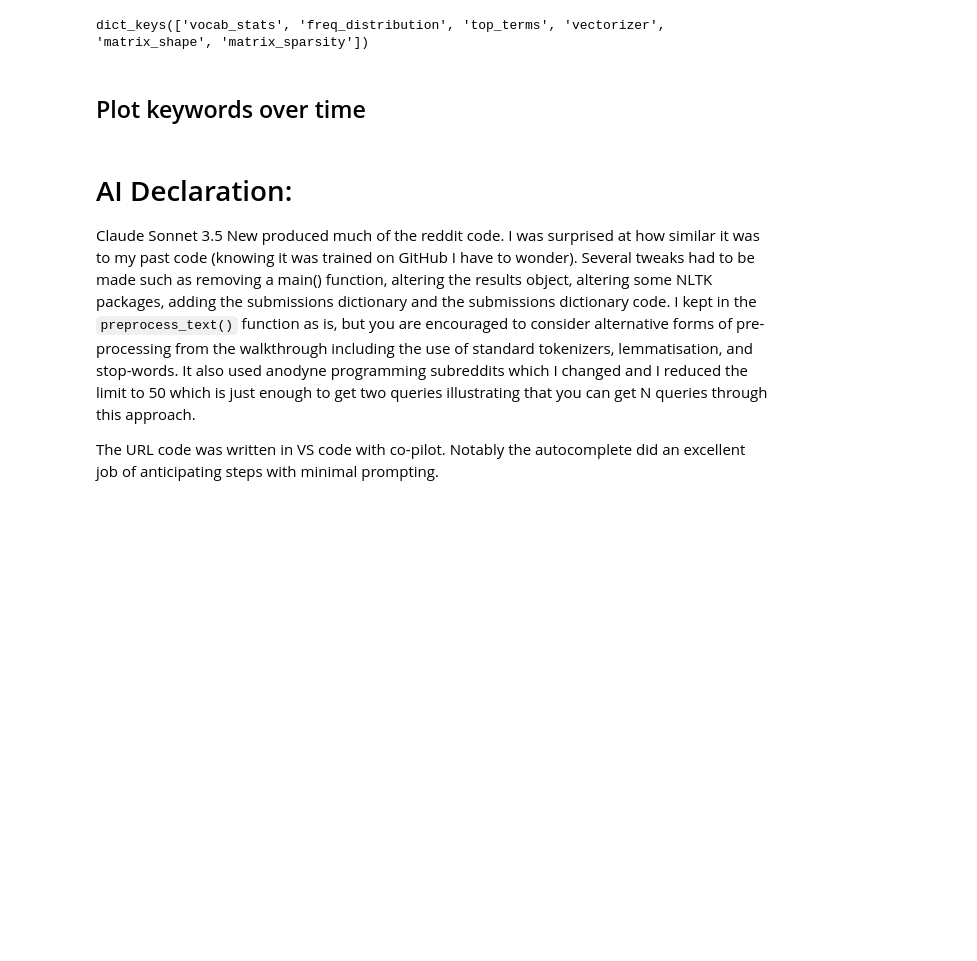
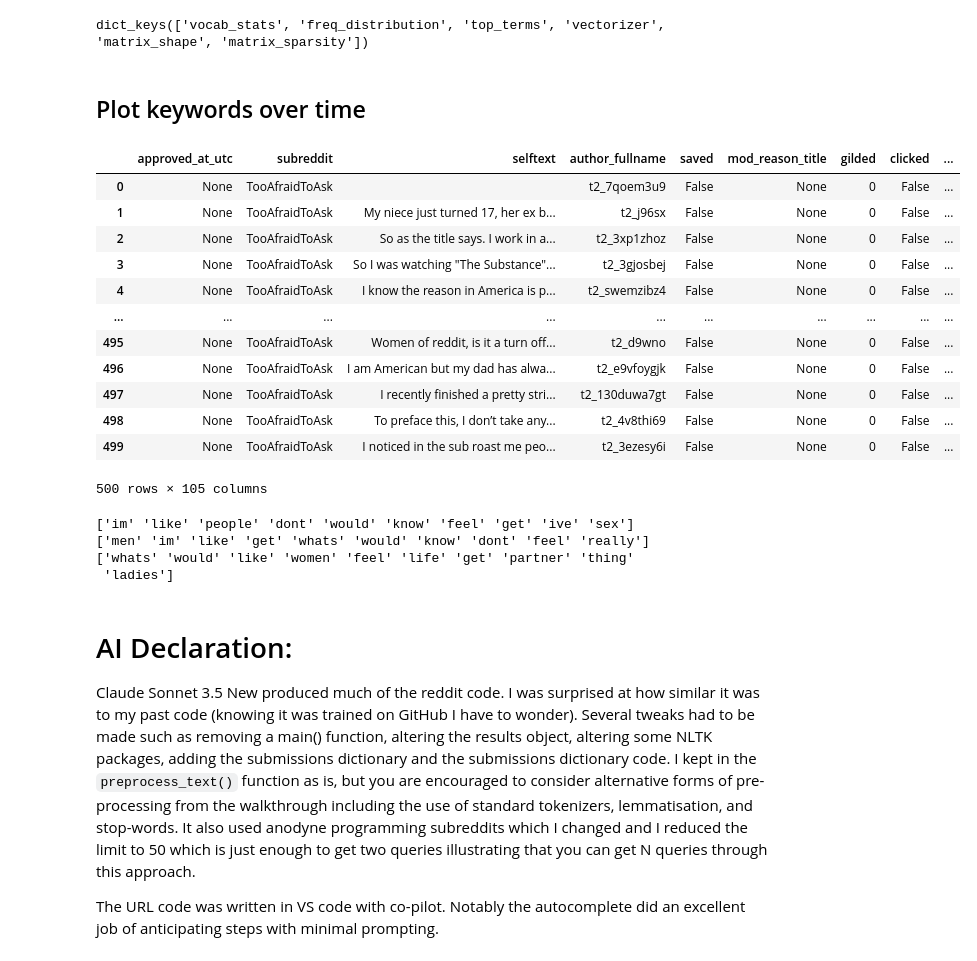
Before and after one commit to RyanOthnielKearns/oii-fsds-textanalysis, a Jupyter notebook: week3day2_lab_text.ipynb, the cells around one changed output. Cells and saved outputs as stored; diff of their text form; code cells hidden in the pictures; blank space fills up the shorter version.

Commit message:
Add `text` field to `submissions` dict for use in DataFrame for term frequency plotting

```diff
--- a/week3day2_lab_text.ipynb
+++ b/week3day2_lab_text.ipynb
@@ -231,12 +237,8 @@ def analyze_subreddit(
     Returns:
         dict: Some structured data summarizing the subreddit's posts and key terms.
     """
-    # Combine title and selftext
-    texts = [
-        preprocess_text(post.get('title', '')) + ' ' +
-        preprocess_text(post.get('selftext', ''))
-        for post in posts
-    ]
+    # Use combined title and selftext
+    texts = posts["text"]
 
     # Analyze vocabulary first
     freq_df, vocab_stats = analyze_vocabulary(texts, min_freq=min_doc_freq)
@@ -279,7 +281,7 @@ subreddits = ['TooAfraidToAsk', 'AskMen', 'AskWomen']
 # Analysis parameters
 MAX_TERMS = 1000
 MIN_DOC_FREQ = 2
-LIMIT = 50
+LIMIT = 500
 TOP_N = 10  # The number of top terms to display from the results object
 USERNAME = os.getenv("REDDIT_USERNAME")
 # %% [markdown]
@@ -301,6 +303,19 @@ for subreddit in subreddits:
     submissions[subreddit] = scraper.get_subreddit_posts(
         subreddit, limit=LIMIT, use_cache=True
     )
+
+    # Perform the text processing on submissions here rather than in the
+    # analyze_subreddit function; this way we get the processed text data saved in
+    # the submissions dict
+    submissions[subreddit] = [
+        {
+            **post,
+            "text": (
+                preprocess_text(post.get('title', '')) + ' ' +
+                preprocess_text(post.get('selftext', ''))
+            )
+        } for post in submissions[subreddit]
+    ]
 
     # Analyze subreddit
     results[subreddit] = analyze_subreddit(
@@ -360,6 +373,36 @@ results[example_sub].keys()
 dict_keys(['vocab_stats', 'freq_distribution', 'top_terms', 'vectorizer', 'matrix_shape', 'matrix_sparsity'])
 # %% [markdown]
 ## Plot keywords over time
+# %%
+pd.DataFrame(submissions[subreddits[0]])
+# %% [output]
+|  | approved_at_utc | subreddit | selftext | author_fullname | saved | mod_reason_title | gilded | clicked | ... |
+| 0 | None | TooAfraidToAsk |  | t2_7qoem3u9 | False | None | 0 | False | ... |
+| 1 | None | TooAfraidToAsk | My niece just turned 17, her ex b... | t2_j96sx | False | None | 0 | False | ... |
+| 2 | None | TooAfraidToAsk | So as the title says. I work in a... | t2_3xp1zhoz | False | None | 0 | False | ... |
+| 3 | None | TooAfraidToAsk | So I was watching "The Substance"... | t2_3gjosbej | False | None | 0 | False | ... |
+| 4 | None | TooAfraidToAsk | I know the reason in America is p... | t2_swemzibz4 | False | None | 0 | False | ... |
+| ... | ... | ... | ... | ... | ... | ... | ... | ... | ... |
+| 495 | None | TooAfraidToAsk | Women of reddit, is it a turn off... | t2_d9wno | False | None | 0 | False | ... |
+| 496 | None | TooAfraidToAsk | I am American but my dad has alwa... | t2_e9vfoygjk | False | None | 0 | False | ... |
+| 497 | None | TooAfraidToAsk | I recently finished a pretty stri... | t2_130duwa7gt | False | None | 0 | False | ... |
+| 498 | None | TooAfraidToAsk | To preface this, I don’t take any... | t2_4v8thi69 | False | None | 0 | False | ... |
+| 499 | None | TooAfraidToAsk | I noticed in the sub roast me peo... | t2_3ezesy6i | False | None | 0 | False | ... |
+500 rows × 105 columns
+# %%
+posts_dfs: dict[str, pd.DataFrame] = {}
+
+for subreddit in subreddits:
+    top_terms = results[subreddit]["top_terms"]["term"].values[:TOP_N]
+
+    posts_dfs[subreddit] = pd.DataFrame(submissions[subreddit])
+
+    print(top_terms)
+# %% [output]
+['im' 'like' 'people' 'dont' 'would' 'know' 'feel' 'get' 'ive' 'sex']
+['men' 'im' 'like' 'get' 'whats' 'would' 'know' 'dont' 'feel' 'really']
+['whats' 'would' 'like' 'women' 'feel' 'life' 'get' 'partner' 'thing'
+ 'ladies']
 # %% [markdown]
 # AI Declaration:
 
```
Also changed, not shown: parts of 4 cells of this notebook.
